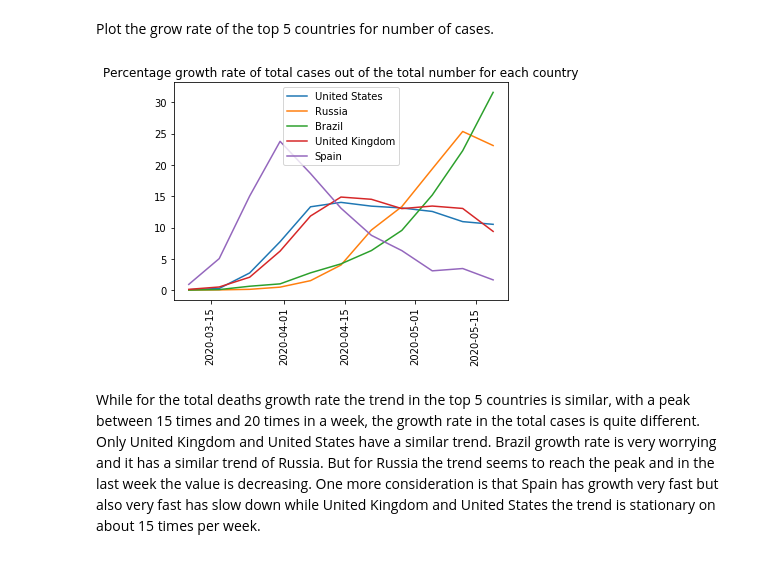
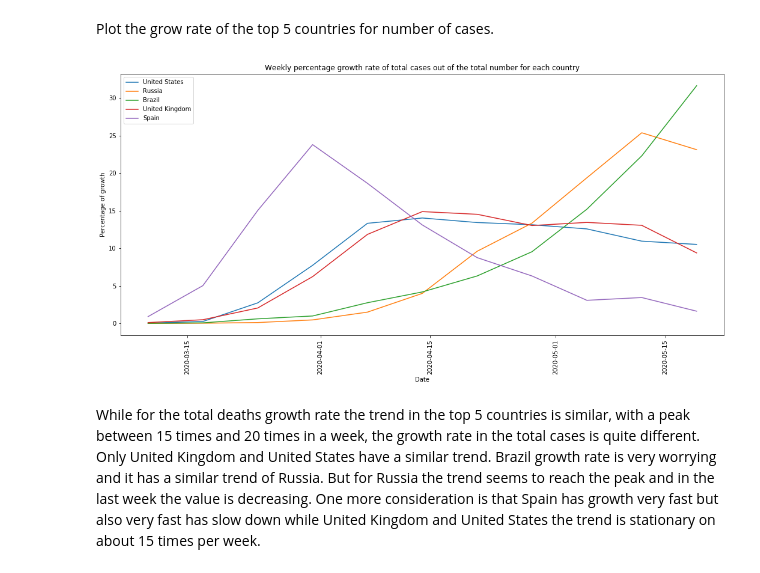
Before and after one commit to Mattia81/DataScienceForBusiness, a Jupyter notebook: COVID19_analysis/COVID19_analysis.ipynb, the cells around one changed output. Saved outputs shown, nothing was run; the diff lists cells and outputs as text; code cells hidden in the pictures.

```diff
--- a/COVID19_analysis/COVID19_analysis.ipynb
+++ b/COVID19_analysis/COVID19_analysis.ipynb
@@ -658,18 +671,20 @@ Plot the grow rate of the top 5 countries for number of cases.
 # %%
 #get the list of the top 5 countries
 top_5_case_countries_list = top_10_total_cases['Country'].to_list()[0:5]
 #select the growth rate only of the countries list
 some_countries_cases_growth = case_growth_rate[top_5_case_countries_list]
 some_countries_cases_growth=some_countries_cases_growth[some_countries_cases_growth > 0]
 some_countries_cases_growth=some_countries_cases_growth.dropna()
 for country in top_5_case_countries_list:
     plt.plot(some_countries_cases_growth[country], label = country)
 plt.legend()
 plt.xticks(rotation = 90)
-plt.title("Percentage growth rate of total cases out of the total number for each country")
+plt.title("Weekly percentage growth rate of total cases out of the total number for each country")
+plt.xlabel("Date")
+plt.ylabel("Percentage of growth")
 plt.show()
 # %% [output]
-[figure, old version]
+[figure, new version]
 # %% [markdown]
 While for the total deaths growth rate the trend in the top 5 countries is similar, with a peak between 15 times and 20 times in a week, the growth rate in the total cases is quite different. Only United Kingdom and United States have a similar trend. Brazil growth rate is very worrying and it has a similar trend of Russia. But for Russia the trend seems to reach the peak and in the last week the value is decreasing. One more consideration is that Spain has growth very fast but also very fast has slow down while United Kingdom and United States the trend is stationary on about 15 times per week.
 # %% [markdown]
```
Also changed, not shown: parts of 36 cells of this notebook, 1 other file.
